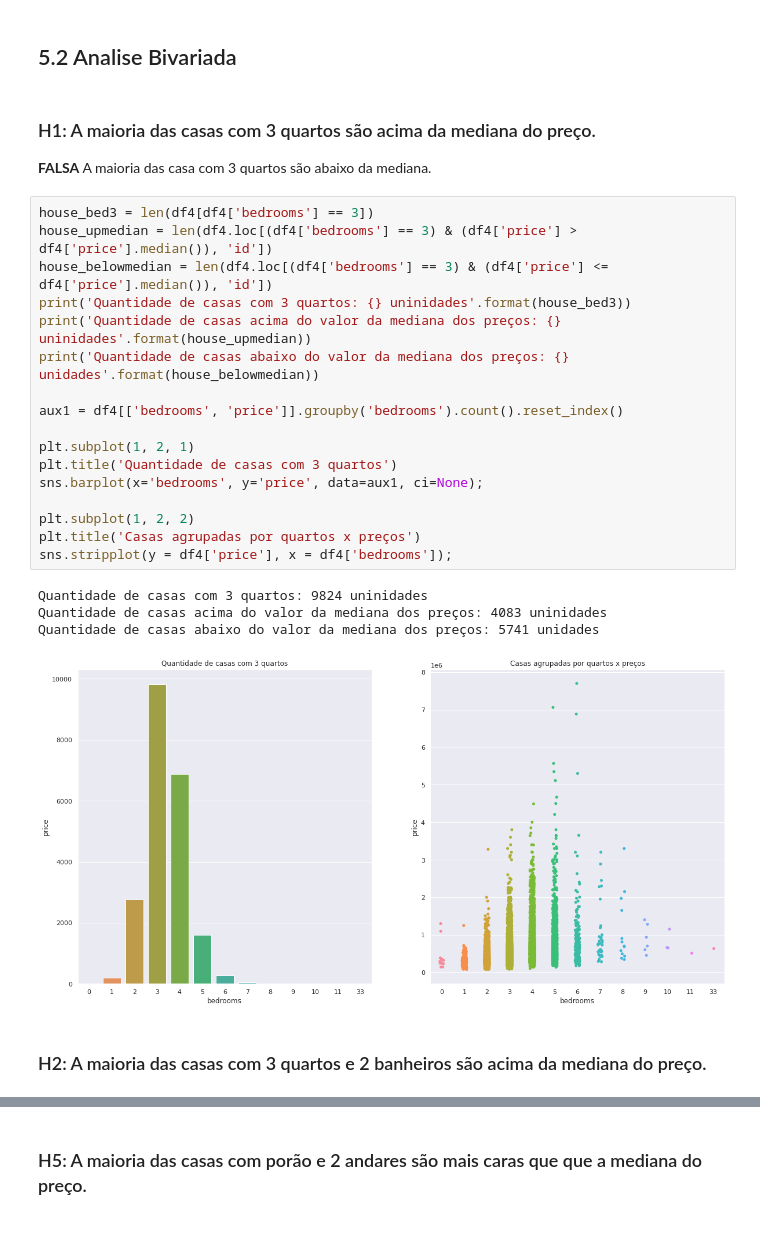
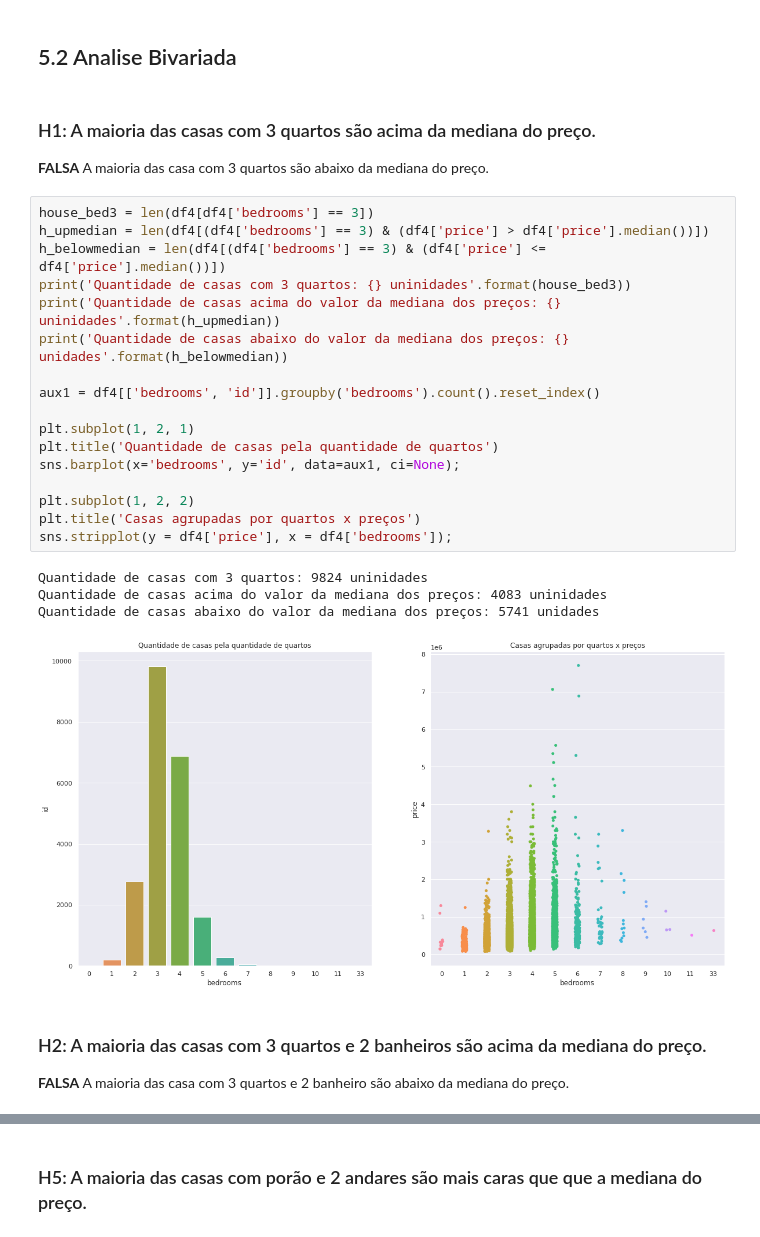
Before and after one commit to borgesds/House_Rocket, a Jupyter notebook: m5_house_rocket_v1.ipynb, the cells around one changed output, grey strips where cells are left out. Saved outputs shown, nothing was run; the diff lists cells and outputs as text.

```diff
--- a/m5_house_rocket_v1.ipynb
+++ b/m5_house_rocket_v1.ipynb
@@ -375,28 +375,29 @@ categoricalvar(co1, c1, l1, c2, l2, c3, l3, c4, l4,
 ## 5.2 Analise Bivariada
 # %% [markdown]
 ### H1: A maioria das casas com 3 quartos são acima da mediana do preço.
-**FALSA**  A maioria das casa com 3 quartos são abaixo da mediana.
+**FALSA**  A maioria das casa com 3 quartos são abaixo da mediana do preço.
 # %%
 house_bed3 = len(df4[df4['bedrooms'] == 3])
-house_upmedian = len(df4.loc[(df4['bedrooms'] == 3) & (df4['price'] > df4['price'].median()), 'id'])
-house_belowmedian = len(df4.loc[(df4['bedrooms'] == 3) & (df4['price'] <= df4['price'].median()), 'id'])
+h_upmedian = len(df4[(df4['bedrooms'] == 3) & (df4['price'] > df4['price'].median())])
+h_belowmedian = len(df4[(df4['bedrooms'] == 3) & (df4['price'] <= df4['price'].median())])
 print('Quantidade de casas com 3 quartos: {} uninidades'.format(house_bed3))
-print('Quantidade de casas acima do valor da mediana dos preços: {} uninidades'.format(house_upmedian))
-print('Quantidade de casas abaixo do valor da mediana dos preços: {} unidades'.format(house_belowmedian))
+print('Quantidade de casas acima do valor da mediana dos preços: {} uninidades'.format(h_upmedian))
+print('Quantidade de casas abaixo do valor da mediana dos preços: {} unidades'.format(h_belowmedian))
 
-aux1 = df4[['bedrooms', 'price']].groupby('bedrooms').count().reset_index()
+aux1 = df4[['bedrooms', 'id']].groupby('bedrooms').count().reset_index()
 
 plt.subplot(1, 2, 1)
-plt.title('Quantidade de casas com 3 quartos')
-sns.barplot(x='bedrooms', y='price', data=aux1, ci=None);
+plt.title('Quantidade de casas pela quantidade de quartos')
+sns.barplot(x='bedrooms', y='id', data=aux1, ci=None);
 
 plt.subplot(1, 2, 2)
 plt.title('Casas agrupadas por quartos x preços')
 sns.stripplot(y = df4['price'], x = df4['bedrooms']);
 # %% [output]
 Quantidade de casas com 3 quartos: 9824 uninidades
 Quantidade de casas acima do valor da mediana dos preços: 4083 uninidades
 Quantidade de casas abaixo do valor da mediana dos preços: 5741 unidades
-[figure, old version]
+[figure, new version]
 # %% [markdown]
 ### H2: A maioria das casas com 3 quartos e 2 banheiros são acima da mediana do preço.
+**FALSA** A maioria das casa com 3 quartos e 2 banheiro são abaixo da mediana do preço.
```
Also changed, not shown: parts of 8 cells of this notebook.
